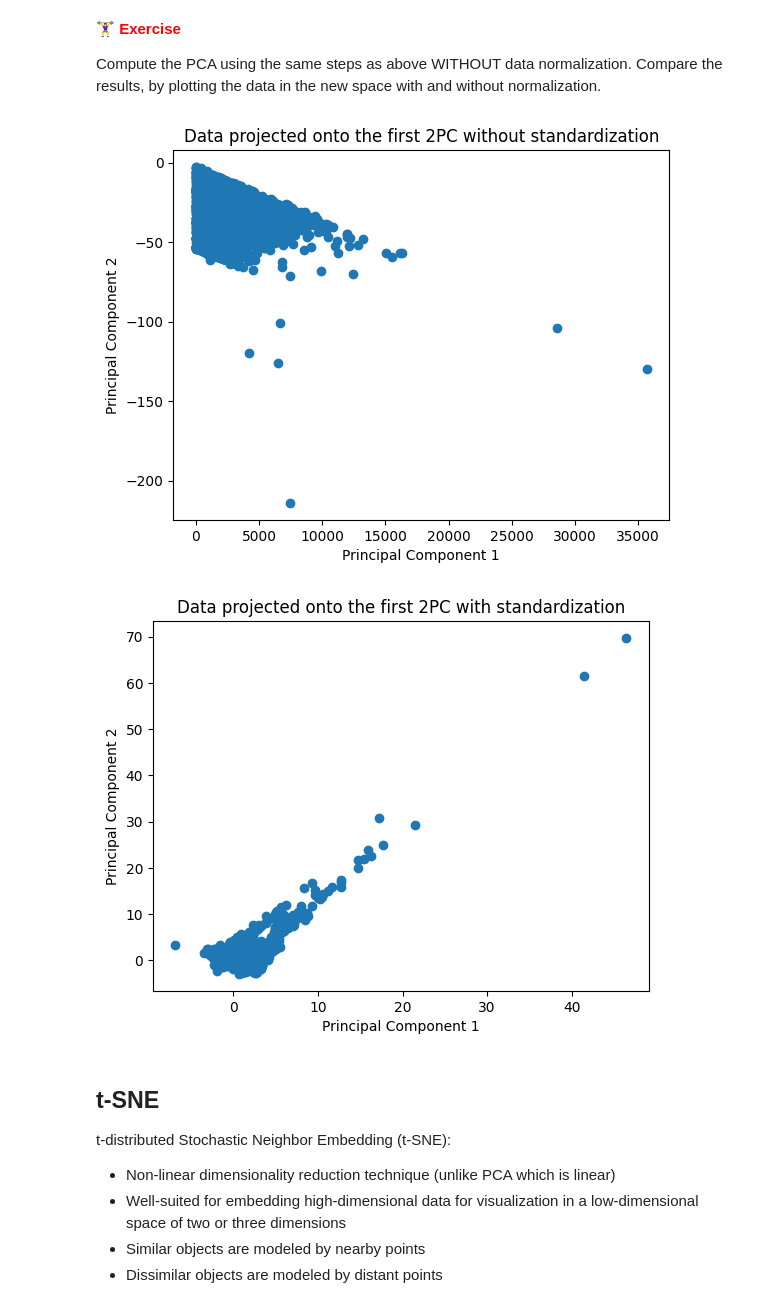
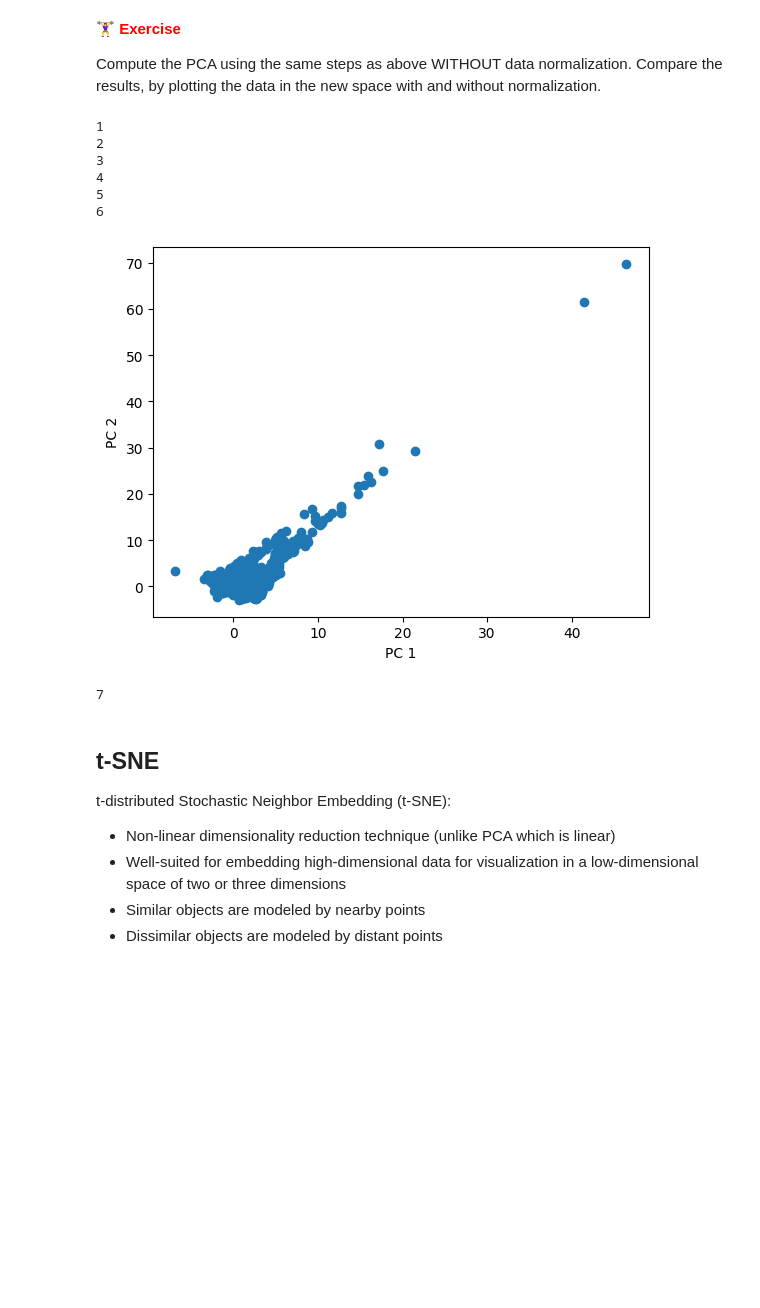
Before and after one commit to Chiara2804/ML_2024-25, a Jupyter notebook: LAB1_p2_pca.ipynb, the cells around one changed output. Saved outputs shown, nothing was run; the diff lists cells and outputs as text; code cells hidden in the pictures; blank space fills up the shorter version.

```diff
--- a/LAB1_p2_pca.ipynb
+++ b/LAB1_p2_pca.ipynb
@@ -134,48 +151,64 @@ Compute the PCA using the same steps as above WITHOUT data normalization. Compar
 # %%
 # your code here...
 
 # 1. skip the standardization step
+X_scaled = (X - np.mean(X, axis=0)) / np.std(X, axis=0)
+print(1)
 
 # 2. covariance matrix
-cov_matrix_no_stan = np.cov(X, rowvar=False)
+cov_matrix = np.cov(X_scaled, rowvar = False)
+print(2)
 
 # 3. eigenvalues and eigenvectors
-eigenvalues_no_stan, eigenvectors_no_stan = np.linalg.eig(cov_matrix_no_stan)
+eigenvalues, eigenvectors = np.linalg.eig(cov_matrix)
+print(3)
+
 
 # 4. sort eigenvectors according to the absolute value of eigenvalues in descending order
-sorted_indices_no_stan = np.argsort(eigenvalues_no_stan)[::-1]
-sorted_eigenvalues_no_stan = eigenvalues_no_stan[sorted_indices_no_stan]
-sorted_eigenvectors_no_stan = eigenvectors_no_stan[:, sorted_indices_no_stan]
+sort_indexs = np.argsort(eigenvalues)
+sort_indexs = sort_indexs[::-1]
+
+sort_eigeval = eigenvalues[sort_indexs]
+sort_eigevect = eigenvectors [:, sort_indexs]
+print(4)
 
 # 5. Select the first 2 principal components
 k = 2
-principal_components_no_stan = sorted_eigenvectors_no_stan[:, 0:k]
+expl_var = sort_eigeval / np.sum(sort_eigeval)
+cumulative_var = np.cumsum(expl_var)
+
+k = np.argmax(cumulative_var >= 0.95) + 1
+pc = sort_eigevect[:, 0:k]
+print(5)
+
 
 # 6. Project the data X into the new space spanned by the first 2 PC given by pc_components[:, :k] where k=2
-X_projected_no_stan = np.dot(X, principal_components_no_stan)
+X_proj = np.dot(X_scaled, pc)
+print(6)
+
 
 # 7. Plot the data in the new space
 plt.figure()
-plt.scatter(X_projected_no_stan[:, 0], X_projected_no_stan[:, 1])
-plt.xlabel('Principal Component 1')
-plt.ylabel('Principal Component 2')
-plt.title('Data projected onto the first 2PC without standardization')
+plt.scatter(X_proj[:, 0], X_proj[:, 1])
+plt.xlabel('PC 1')
+plt.ylabel('PC 2')
 plt.show()
+print(7)
 
-# Compare with the previous plot
-plt.figure()
-plt.scatter(X_projected[:, 0], X_projected[:, 1])
-plt.xlabel('Principal Component 1')
-plt.ylabel('Principal Component 2')
-plt.title('Data projected onto the first 2PC with standardization')
-plt.show()
+
 
 # Note: this is mirrored with respect to what you have seen in class.
 # This is because the eigenvectors are only defined up to a sign. In this case, we can flip the sign of the second PC
 # to match the plots. In any case, both solutions are correct.
 # %% [output]
+1
+2
+3
+4
+5
+6
-[figure, old version]
+[figure, new version]
-[figure, removed]
+7
 # %% [markdown]
 ## t-SNE
 
```
Also changed, not shown: parts of 3 cells of this notebook, 2 other files.
